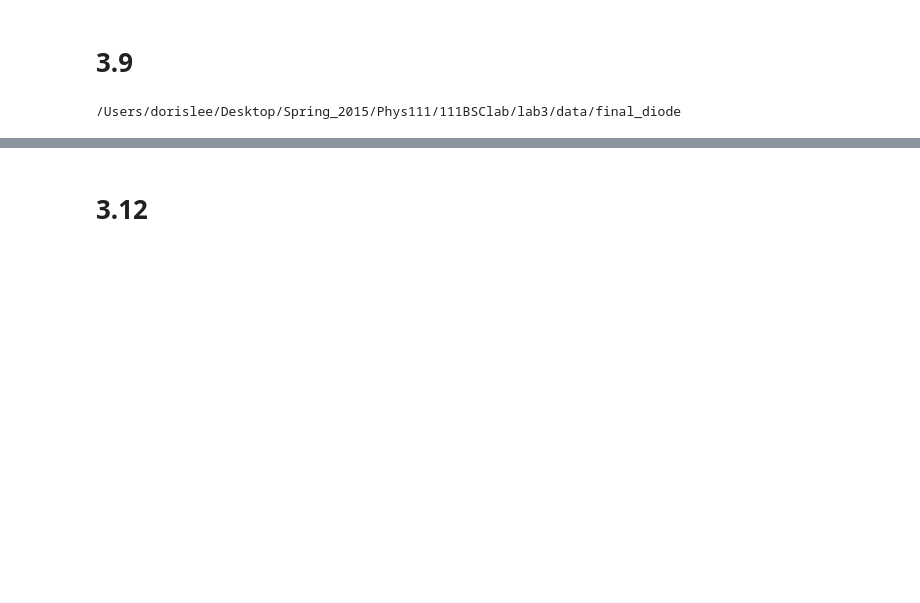
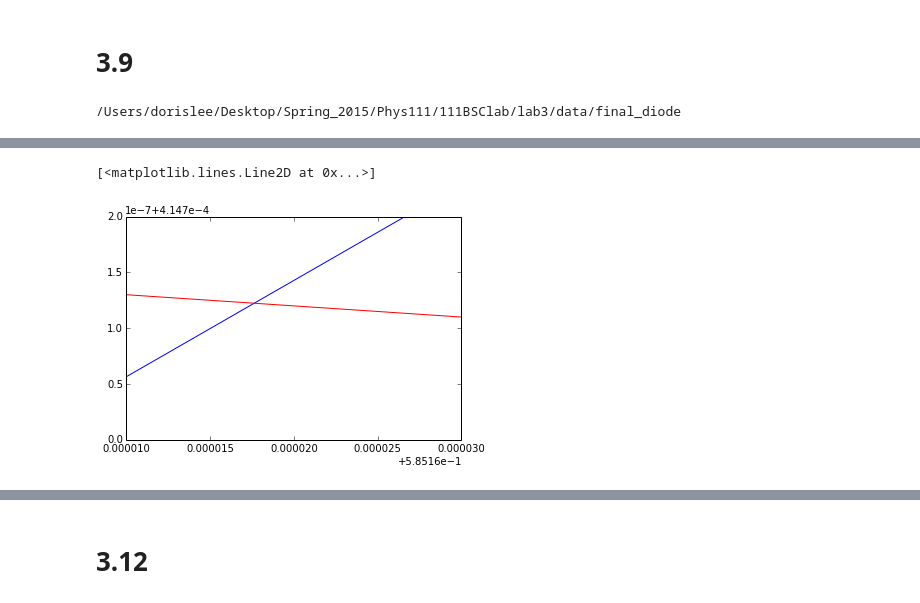
Before and after one commit to dorisjlee/111BSClab, a Jupyter notebook: lab3/Lab3.ipynb, the cells around one changed output, grey strips where cells are left out. Saved outputs shown, nothing was run; the diff lists cells and outputs as text; code cells hidden in the pictures; blank space fills up the shorter version.

```diff
--- a/lab3/Lab3.ipynb
+++ b/lab3/Lab3.ipynb
@@ -272,0 +287,8 @@ plt.plot(v_diode,i_diode,'-')
+# %%
+plt.ylim(0.0004147,0.0004149)
+plt.xlim(0.585170,0.585190)
+plt.plot(v_diode,i_diode,'-')
+plt.plot([0,1],[1./1e3,0],'-',color="red")
+# %% [output]
+[<matplotlib.lines.Line2D at 0x...>]
+[figure, added]
```
Also changed, not shown: parts of 18 cells of this notebook, 22 other files.
